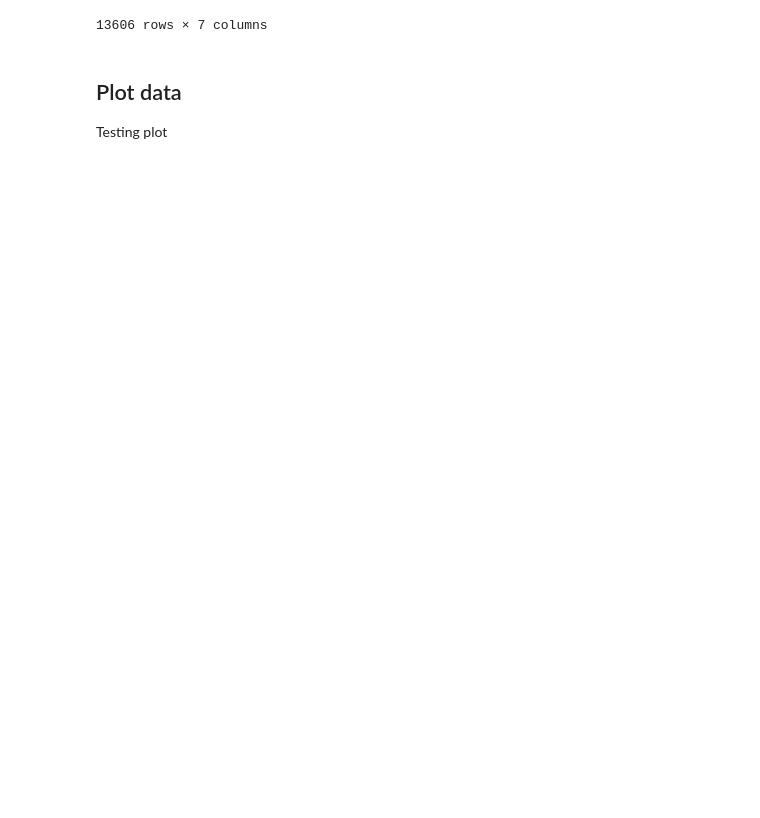
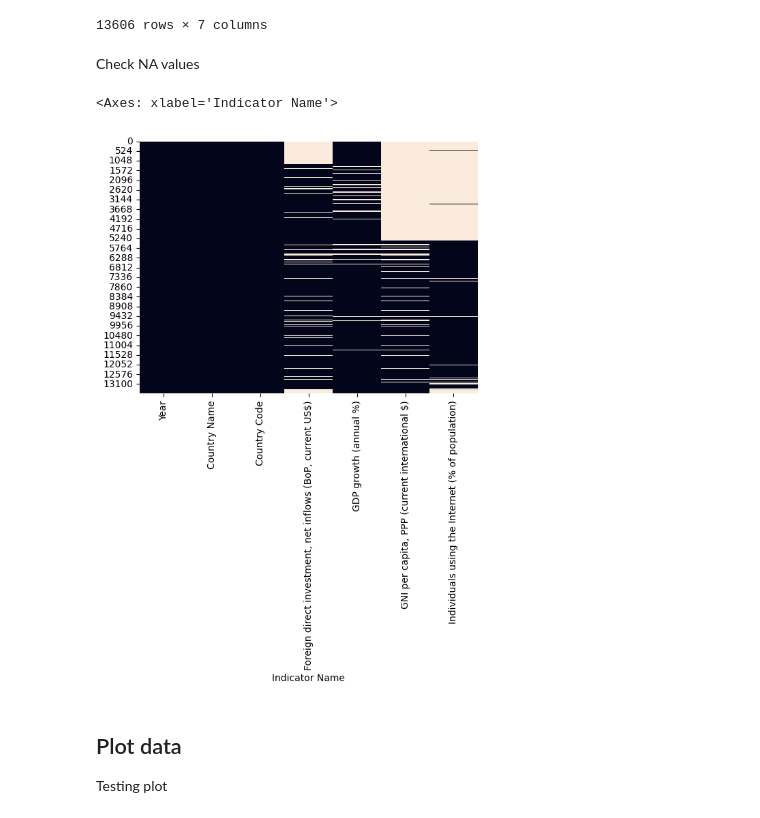
Before and after one commit to anetey-abbey/infoviz, a Jupyter notebook: _sources/docs/notebook.ipynb, the cells around one changed output. Drawn from its saved outputs; the diff is of its cells as text; code cells hidden in the pictures; blank space fills up the shorter version.

```diff
--- a/_sources/docs/notebook.ipynb
+++ b/_sources/docs/notebook.ipynb
@@ -52,6 +54,13 @@ df
 | 13604 | 2021 | Montenegro | MNE | NaN | 12.434359 | ... |
 | 13605 | 2021 | Kosovo | XKX | NaN | 9.127578 | ... |
 13606 rows × 7 columns
+# %% [markdown]
+Check NA values
+# %%
+sns.heatmap(df_wide.isnull(), cbar=False)
+# %% [output]
+<Axes: xlabel='Indicator Name'>
+[figure, added]
 # %% [markdown]
 ## Plot data
 
```
Also changed, not shown: parts of 5 cells of this notebook, 5 other files.
